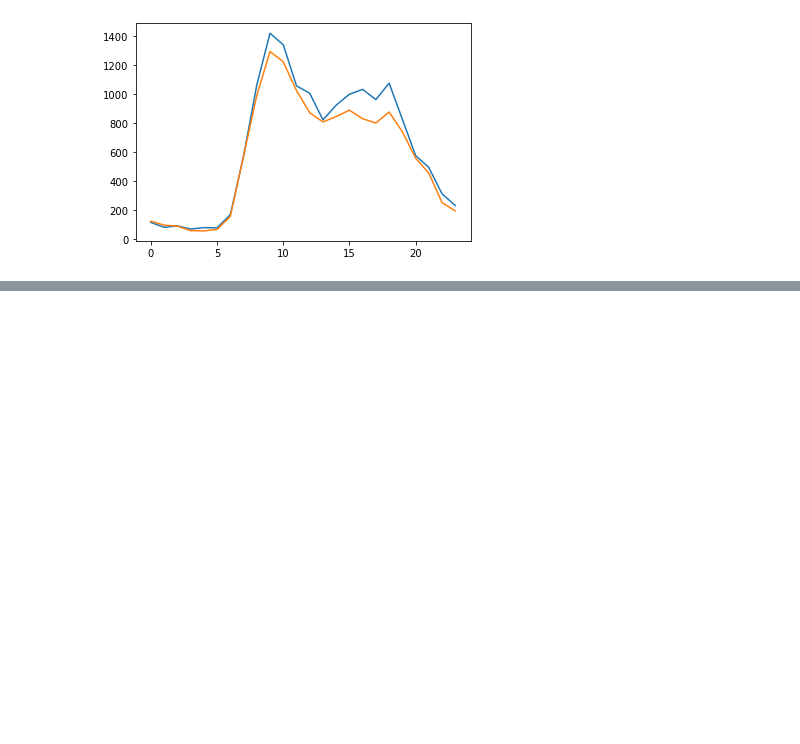
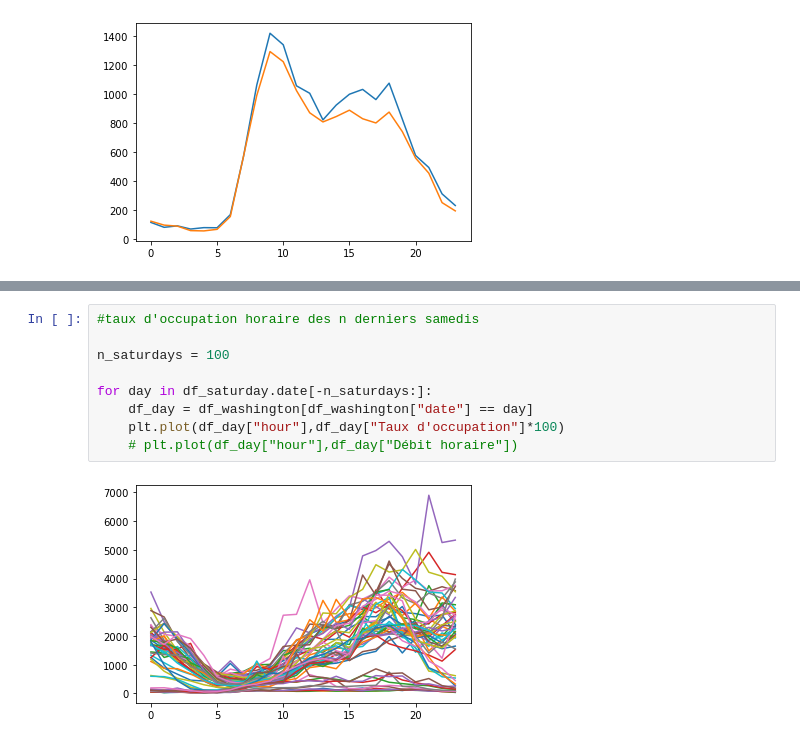
Before and after one commit to Roulini/datathon, a Jupyter notebook: visu.ipynb, the cells around one changed output, grey strips where cells are left out. Drawn from its saved outputs; the diff is of its cells as text; blank space fills up the shorter version.

```diff
--- a/visu.ipynb
+++ b/visu.ipynb
@@ -78,0 +79,11 @@ Timestamp('2020-11-02 05:00:00+0100', tz='pytz.FixedOffset(60)')
+# %%
+#taux d'occupation horaire des n derniers samedis
+
+n_saturdays = 100
+
+for day in df_saturday.date[-n_saturdays:]:
+    df_day = df_washington[df_washington["date"] == day]
+    plt.plot(df_day["hour"],df_day["Taux d'occupation"]*100)
+    # plt.plot(df_day["hour"],df_day["Débit horaire"])
+# %% [output]
+[figure, added]
```
Also changed, not shown: parts of 21 cells of this notebook, 1 other file.
